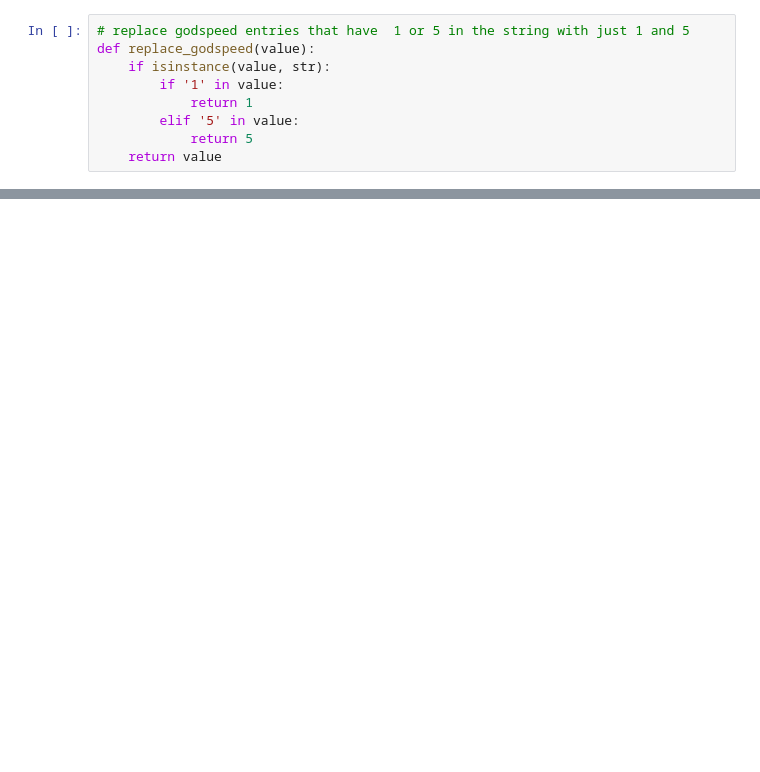
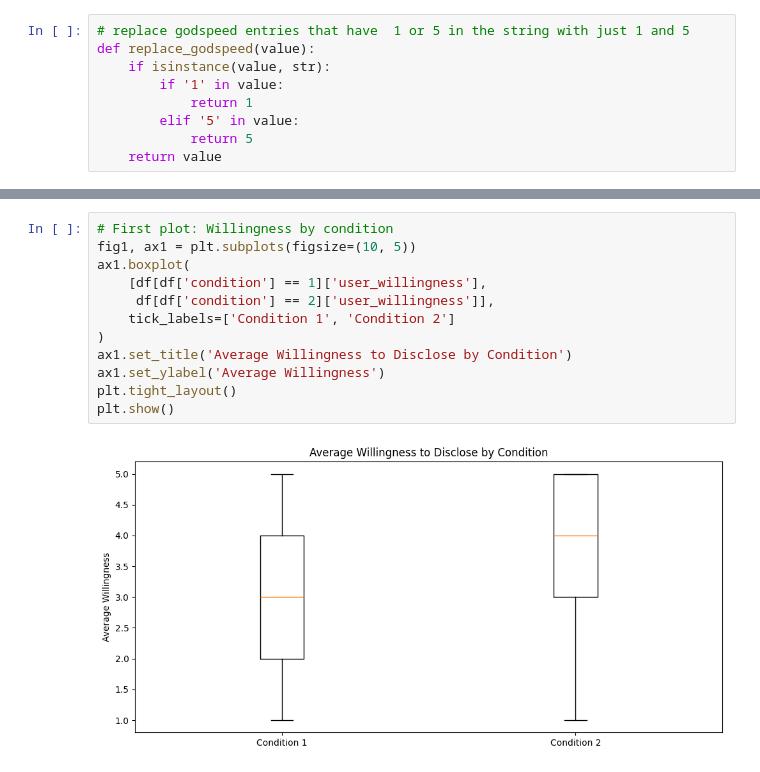
Before and after one commit to Sagar-CK/mhealth-chatbot-analysis, a Jupyter notebook: task.ipynb, the cells around one changed output, grey strips where cells are left out. Cells and saved outputs as stored; diff of their text form; blank space fills up the shorter version.

```diff
--- a/task.ipynb
+++ b/task.ipynb
@@ -197,0 +157,14 @@ plt.show()
+# %%
+# First plot: Willingness by condition
+fig1, ax1 = plt.subplots(figsize=(10, 5))
+ax1.boxplot(
+    [df[df['condition'] == 1]['user_willingness'],
+     df[df['condition'] == 2]['user_willingness']],
+    tick_labels=['Condition 1', 'Condition 2']
+)
+ax1.set_title('Average Willingness to Disclose by Condition')
+ax1.set_ylabel('Average Willingness')
+plt.tight_layout()
+plt.show()
+# %% [output]
+[figure, new version]
```
Also changed, not shown: parts of 13 cells of this notebook, 1 other file.
